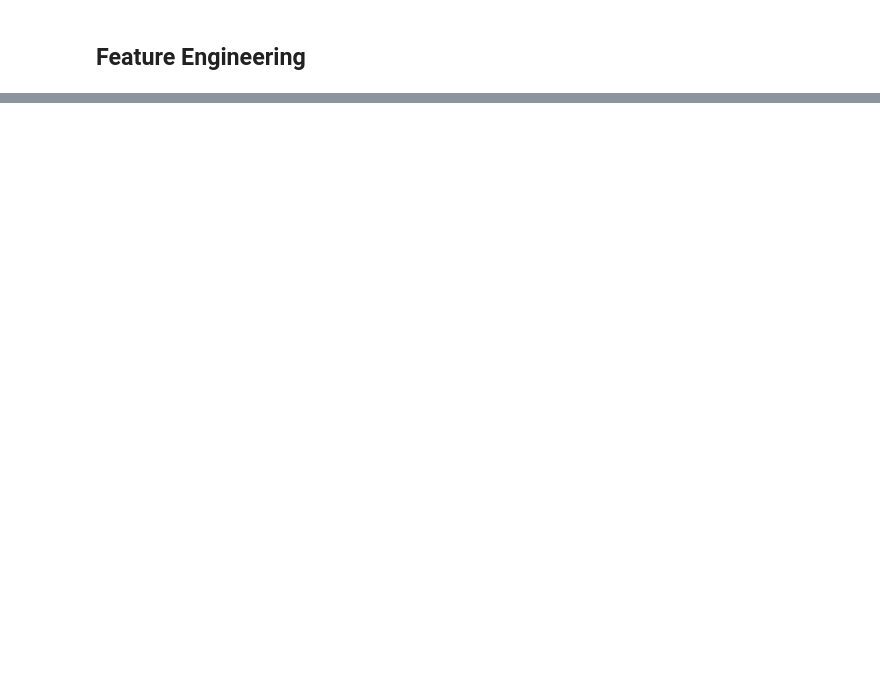
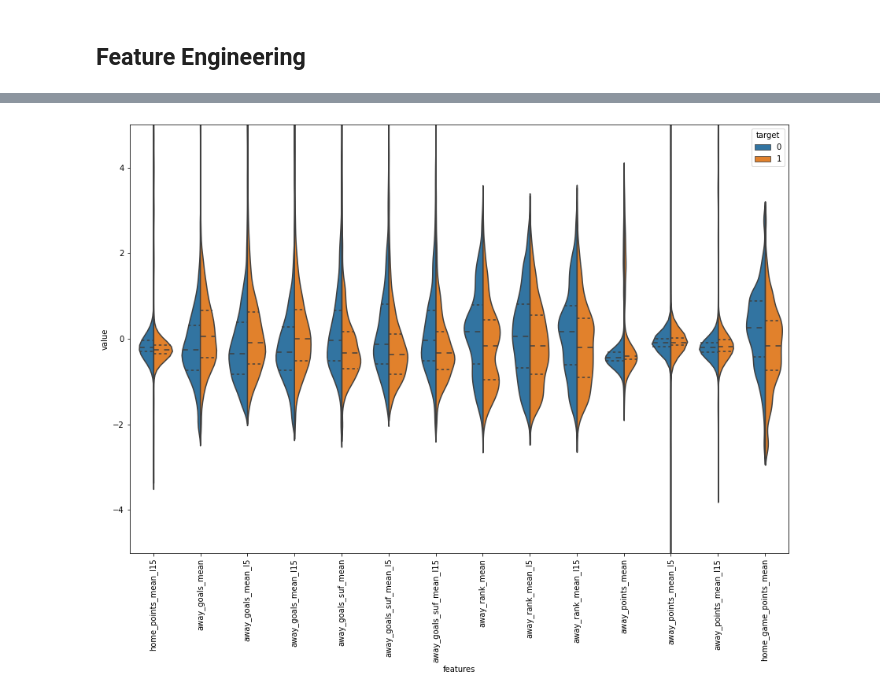
Before and after one commit to justinschubeck/WorldCup2022, a Jupyter notebook: WorldCup2022.ipynb, the cells around one changed output, grey strips where cells are left out. Cells and saved outputs as stored; diff of their text form; code cells hidden in the pictures; blank space fills up the shorter version.

```diff
--- a/WorldCup2022.ipynb
+++ b/WorldCup2022.ipynb
@@ -184,0 +571,2 @@ df = df_wc_ranked
+# %%
+df = base_df_no_fg
@@ -184,0 +575,8 @@ df = df_wc_ranked
+# %%
+def no_draw(x):
+    if x == 2:
+        return 1
+    else:
+        return x
+
+df["target"] = df["result"].apply(lambda x: no_draw(x))
@@ -184,0 +591,4 @@ df = df_wc_ranked
+# %%
+data1 = df[list(df.columns[8:22].values) + ["target"]]
+data2 = df[list(df.columns[22:36].values) + ["target"]]
+data3 = df[df.columns[36:]]
@@ -184,0 +597,12 @@ df = df_wc_ranked
+# %%
+scaled = (data1[:-1] - data1[:-1].mean()) / data1[:-1].std()
+scaled["target"] = data1["target"]
+violin1 = pd.melt(scaled,id_vars="target", var_name="features", value_name="value")
+
+scaled = (data2[:-1] - data2[:-1].mean()) / data2[:-1].std()
+scaled["target"] = data2["target"]
+violin2 = pd.melt(scaled,id_vars="target", var_name="features", value_name="value")
+
+scaled = (data3[:-1] - data3[:-1].mean()) / data3[:-1].std()
+scaled["target"] = data3["target"]
+violin3 = pd.melt(scaled,id_vars="target", var_name="features", value_name="value")
@@ -184,0 +617,8 @@ df = df_wc_ranked
+# %%
+plt.figure(figsize=(15,10))
+sns.violinplot(x="features", y="value", hue="target", data=violin2,split=True, inner="quart")
+plt.xticks(rotation=90)
+plt.ylim([-5, 5]) # Uncomment to zoom in.
+plt.show()
+# %% [output]
+[figure, added]
```
Also changed, not shown: parts of 132 cells of this notebook, 9 other files.
